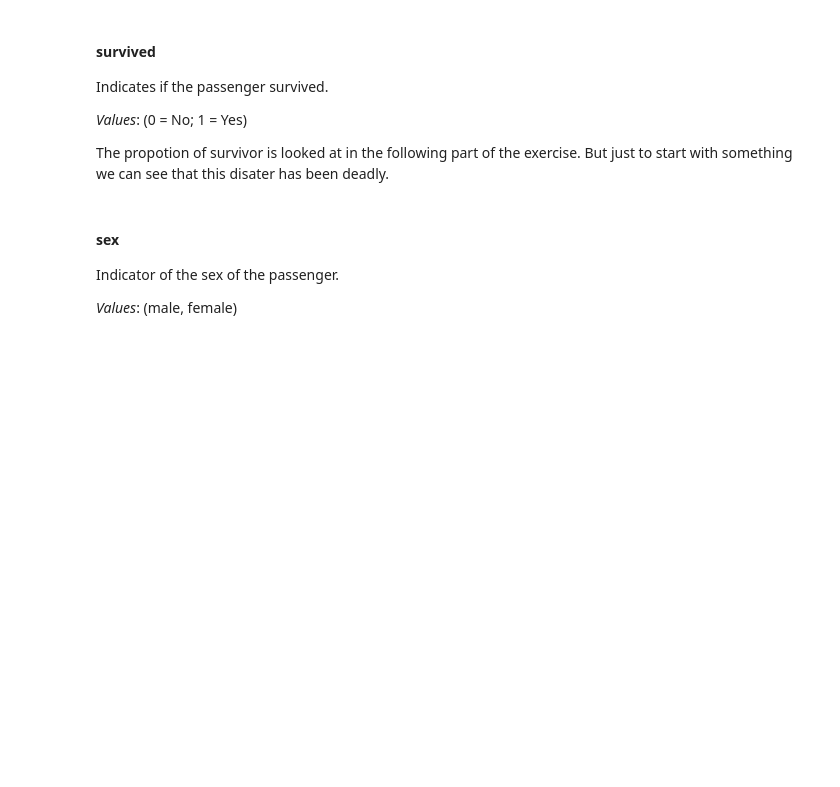
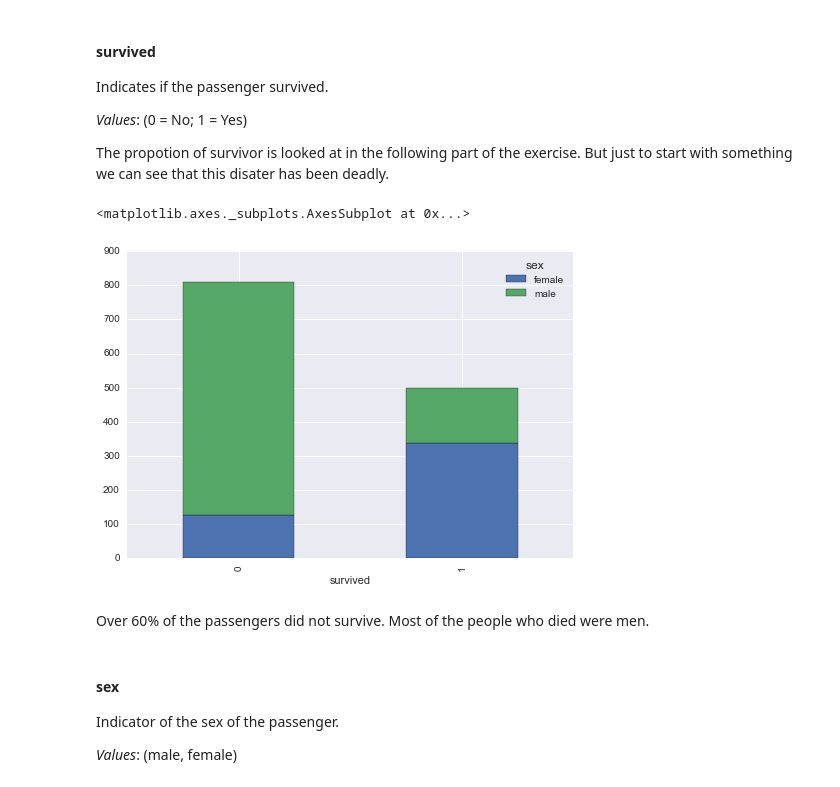
Before and after one commit to onanypoint/ADA-Homework, a Jupyter notebook: 01 - Pandas and Data Wrangling/Data Wrangling with Pandas.ipynb, the cells around one changed output. Cells and saved outputs as stored; diff of their text form; code cells hidden in the pictures; blank space fills up the shorter version.

Commit message:
Update HW1 titanic (final touches) and run all cells

```diff
--- a/01 - Pandas and Data Wrangling/Data Wrangling with Pandas.ipynb
+++ b/01 - Pandas and Data Wrangling/Data Wrangling with Pandas.ipynb
@@ -675,3 +721,12 @@ The propotion of survivor is looked at in the following part of the exercise. Bu
+# %%
+survived = titanic.groupby(['survived', 'sex'])['survived']
+survived = survived.count().unstack("sex")
+survived.plot(kind='bar', stacked=True)
+# %% [output]
+<matplotlib.axes._subplots.AxesSubplot at 0x...>
+[figure, added]
+# %% [markdown]
+Over 60% of the passengers did not survive. Most of the people who died were men.
 # %% [markdown]
 #### sex
 Indicator of the sex of the passenger.
```
Also changed, not shown: parts of 38 cells of this notebook.
